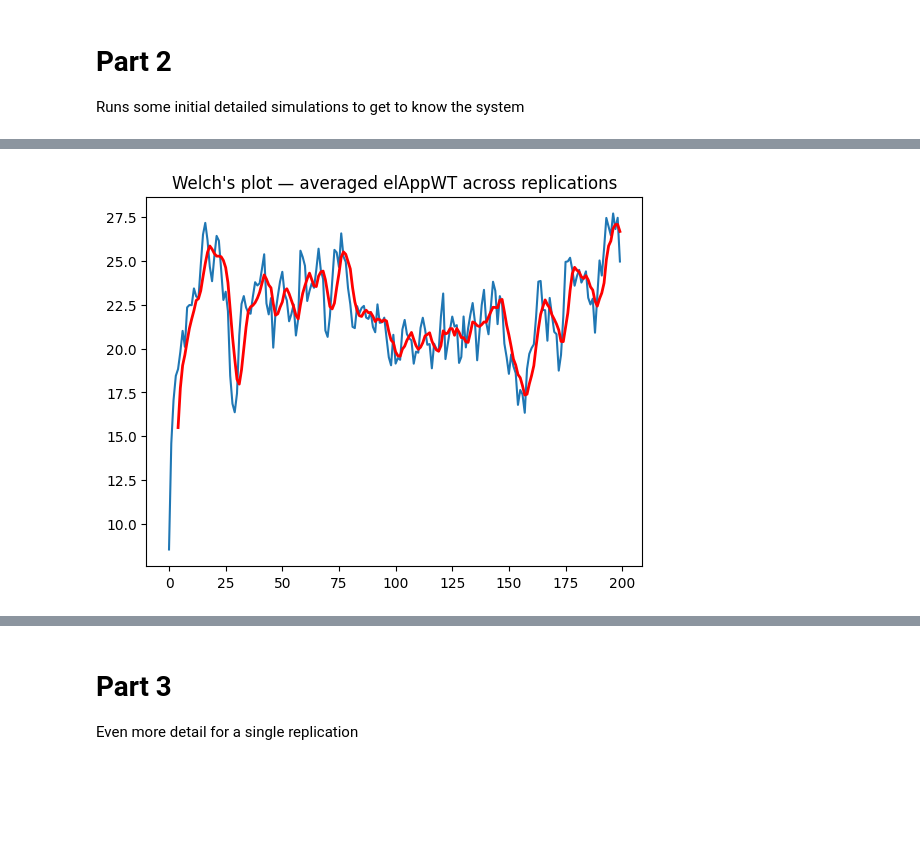
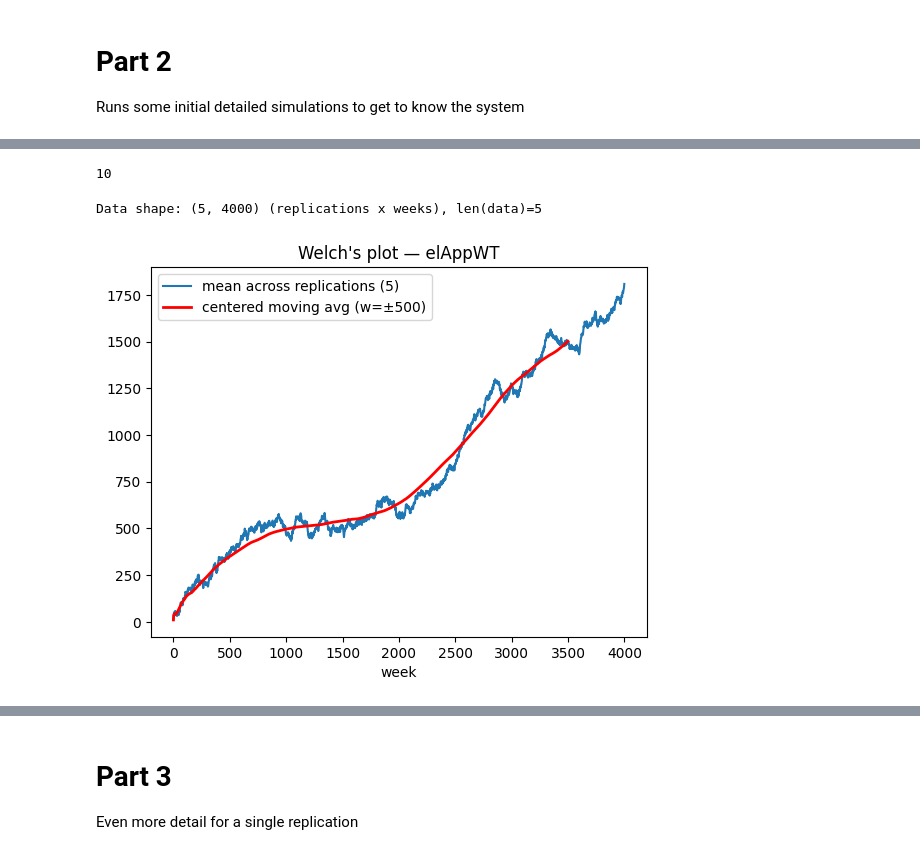
Before and after one commit to liekevanhaverbeke/simulationfinal, a Jupyter notebook: python-code/EDA.ipynb, the cells around one changed output, grey strips where cells are left out. Drawn from its saved outputs; the diff is of its cells as text; code cells hidden in the pictures; blank space fills up the shorter version.

```diff
--- a/python-code/EDA.ipynb
+++ b/python-code/EDA.ipynb
@@ -193,16 +203,36 @@ plt.show()
-# %%
-# average movAvg_elAppWT across all replications per week
-window = 5
-
-import matplotlib.pyplot as plt
-import numpy as np
-welch = np.mean([r['movAvg_elAppWT'] for r in replications], axis=0)
-plt.plot(welch)
-plt.title("Welch's plot — averaged elAppWT across replications")
-welch_ma = np.convolve(welch, np.ones(window)/window, mode='valid')
-weeks_ma = np.arange(window - 1, len(welch))
-
-plt.plot(weeks_ma, welch_ma, color='red', linewidth=2, label=f'moving avg (window={window})')
-plt.show()
-# %% [output]
-[figure, removed]
+# %%
+len(rep0)
+# %% [output]
+10
+# %%
+import matplotlib.pyplot as plt
+import numpy as np
+
+window = 1000
+w = window // 2
+
+# 2D array: shape (n_replications, n_weeks)
+data = np.array([r['movAvg_elAppWT'] for r in replications])
+
+print(f"Data shape: {data.shape} (replications x weeks), len(data)={len(data)}")
+# Mean across replications at each week
+welch = data.mean(axis=0)
+
+n = len(welch)
+stop = n - w
+
+welch_ma = np.array([
+    welch[i - min(w, i) : i + min(w, i) + 1].mean()
+    for i in range(stop)
+])
+
+plt.figure()
+plt.plot(welch, label=f'mean across replications ({len(data)})')
+plt.plot(np.arange(stop), welch_ma, color='red', linewidth=2, label=f'centered moving avg (w=±{w})')
+plt.xlabel('week')
+plt.title("Welch's plot — elAppWT")
+plt.legend()
+plt.show()
+# %% [output]
+Data shape: (5, 4000) (replications x weeks), len(data)=5
+[figure, added]
```
Also changed, not shown: parts of 19 cells of this notebook, 2 other files.
